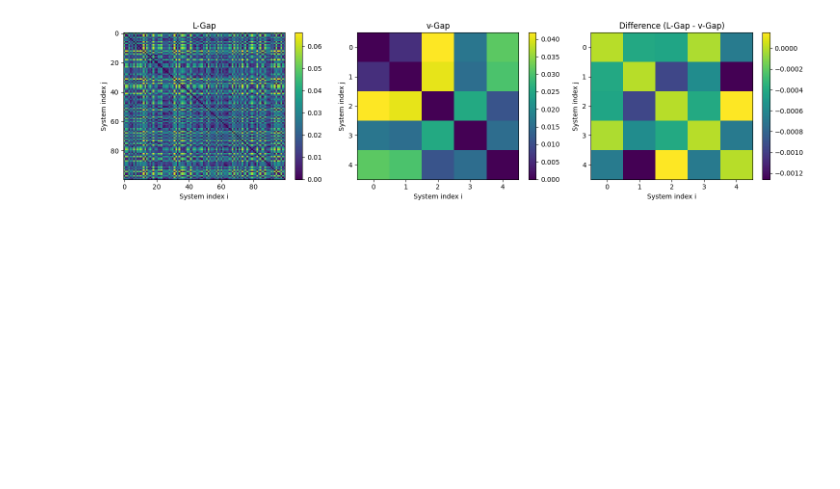
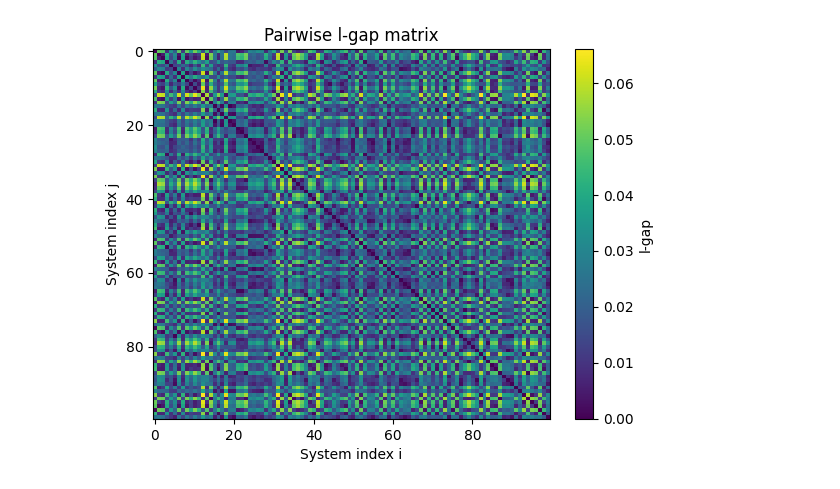
Before and after one commit to PeilinZhang/4YP, a Jupyter notebook: Grouping.ipynb, the cells around one changed output. Cells and saved outputs as stored; diff of their text form; code cells hidden in the pictures; blank space fills up the shorter version.

```diff
--- a/Grouping.ipynb
+++ b/Grouping.ipynb
@@ -121,3 +106,22 @@ H_y shape: (20, 41)
+# %%
+data = np.load("systems_data.npz", allow_pickle=True)
+
+stored_x = data["stored_x"]
+stored_y = data["stored_y"]
+stored_hankels = data["stored_hankels"]
+stored_A = data["stored_A"]
+stored_B = data["stored_B"]
+u = data["u"]
+
+np.savez(
+    "systems_data.npz",
+    stored_x=stored_x,
+    stored_y=stored_y,
+    stored_hankels=stored_hankels,
+    stored_A=stored_A,
+    stored_B=stored_B,
+    u=u
+)
 # %%
 #compute L gaps
 m = 1      # number of inputs
@@ -173,37 +177,37 @@ with open("gap_metrics_heat.csv", "w", newline="") as f:
             # writer.writerow([i, j, Dl, Dv, Dd])
             writer.writerow([i, j, Dl])
 # %%
-# plt.figure()
-# plt.imshow(D, interpolation="nearest", aspect="auto")
-# plt.colorbar(label="v-gap")
-# plt.title("Pairwise v-gap matrix")
-# plt.xlabel("System index")
-# plt.ylabel("System index")
+plt.figure()
+plt.imshow(D_l, interpolation="nearest", aspect="auto")
+plt.colorbar(label="l-gap")
+plt.title("Pairwise l-gap matrix")
+plt.xlabel("System index i")
+plt.ylabel("System index j")
+plt.savefig("heatmapL.png",dpi=300)
+plt.show()
+# fig, axes = plt.subplots(1, 3, figsize=(15, 4))
+
+# im1 = axes[0].imshow(D_l, interpolation="nearest", aspect="auto")
+# axes[0].set_title("L-Gap")
+# axes[0].set_xlabel("System index i")
+# axes[0].set_ylabel("System index j")
+# fig.colorbar(im1, ax=axes[0])
+
+# im2 = axes[1].imshow(D_v, interpolation="nearest", aspect="auto")
+# axes[1].set_title("v-Gap")
+# axes[1].set_xlabel("System index i")
+# axes[1].set_ylabel("System index j")
+# fig.colorbar(im2, ax=axes[1])
+
+# im3 = axes[2].imshow(D_d, interpolation="nearest", aspect="auto")
+# axes[2].set_title("Difference (L-Gap - v-Gap)")
+# axes[2].set_xlabel("System index i")
+# axes[2].set_ylabel("System index j")
+# fig.colorbar(im3, ax=axes[2])
+
+# plt.tight_layout()
 # plt.show()
 
-fig, axes = plt.subplots(1, 3, figsize=(15, 4))
-
-im1 = axes[0].imshow(D_l, interpolation="nearest", aspect="auto")
-axes[0].set_title("L-Gap")
-axes[0].set_xlabel("System index i")
-axes[0].set_ylabel("System index j")
-fig.colorbar(im1, ax=axes[0])
-
-im2 = axes[1].imshow(D_v, interpolation="nearest", aspect="auto")
-axes[1].set_title("v-Gap")
-axes[1].set_xlabel("System index i")
-axes[1].set_ylabel("System index j")
-fig.colorbar(im2, ax=axes[1])
-
-im3 = axes[2].imshow(D_d, interpolation="nearest", aspect="auto")
-axes[2].set_title("Difference (L-Gap - v-Gap)")
-axes[2].set_xlabel("System index i")
-axes[2].set_ylabel("System index j")
-fig.colorbar(im3, ax=axes[2])
-
-plt.tight_layout()
-plt.show()
-
-#TODO: max diff vs. T (or not important?)
+# #TODO: max diff vs. T (or not important?)
 # %% [output]
-[figure, old version]
+[figure, new version]
```
Also changed, not shown: parts of 24 cells of this notebook, 15 other files.
